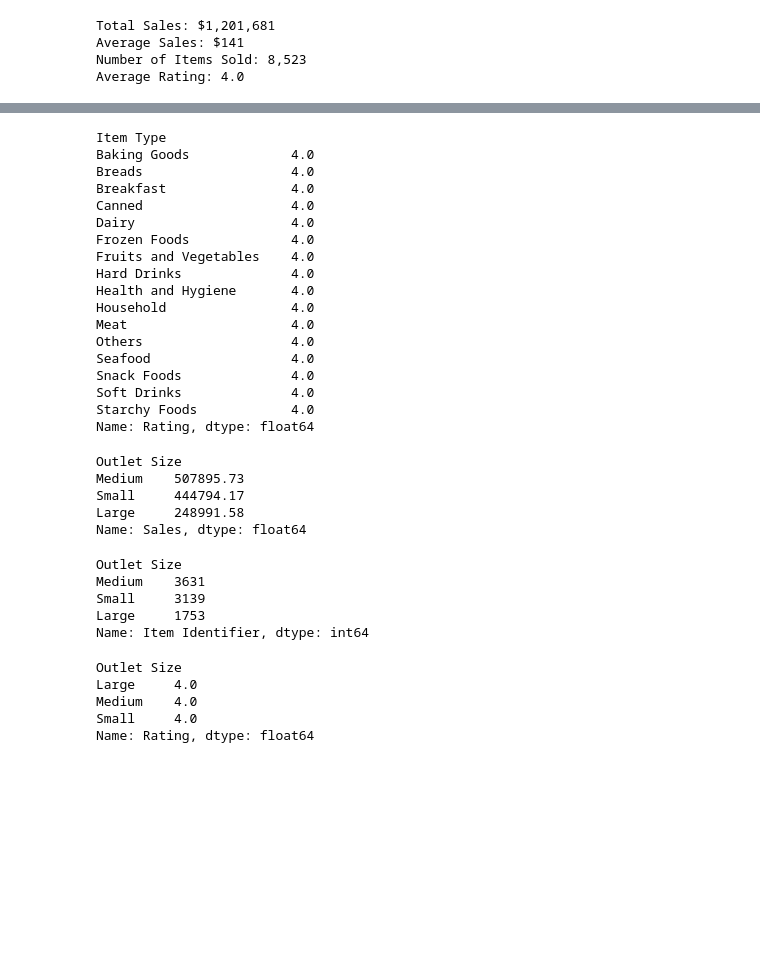
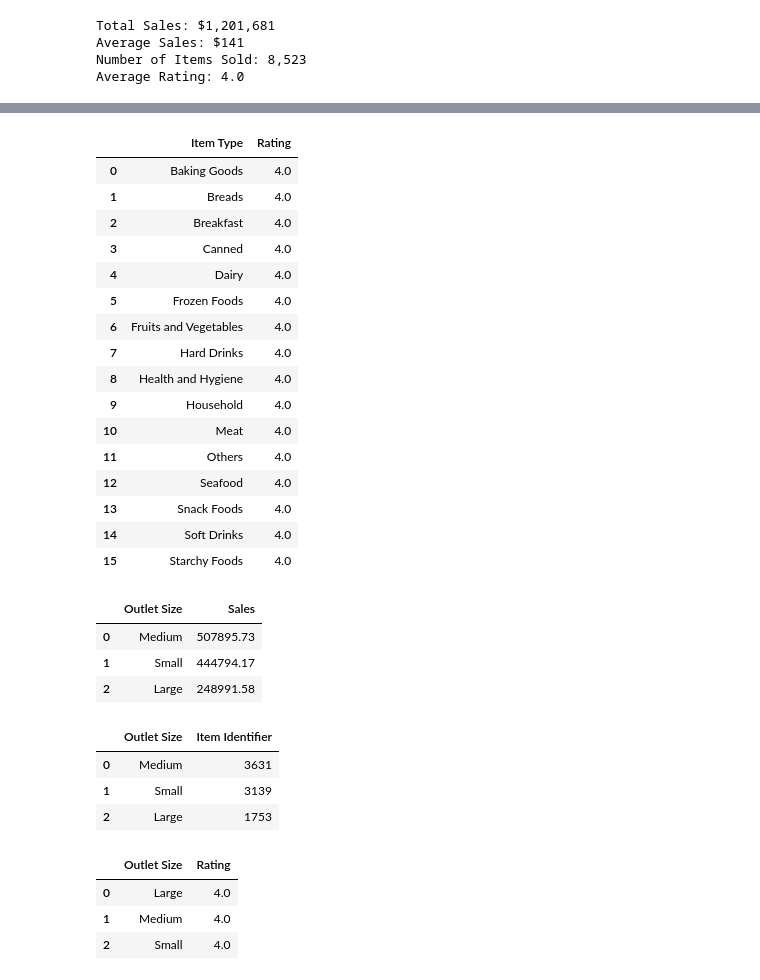
Before and after one commit to Akshay-Paunikar/Blinkit_Data_Analysis, a Jupyter notebook: blinkit_data_analysis.ipynb, the cells around one changed output, grey strips where cells are left out. Saved outputs shown, nothing was run; the diff lists cells and outputs as text; code cells hidden in the pictures; blank space fills up the shorter version.

```diff
--- a/blinkit_data_analysis.ipynb
+++ b/blinkit_data_analysis.ipynb
@@ -236,46 +231,42 @@ Name: Item Identifier, dtype: int64
 # %%
-df.groupby('Item Type')['Rating'].mean().round(0)
+df.groupby('Item Type')['Rating'].mean().round(0).reset_index()
 # %% [output]
-Item Type
-Baking Goods             4.0
-Breads                   4.0
-Breakfast                4.0
-Canned                   4.0
-Dairy                    4.0
-Frozen Foods             4.0
-Fruits and Vegetables    4.0
-Hard Drinks              4.0
-Health and Hygiene       4.0
-Household                4.0
-Meat                     4.0
-Others                   4.0
-Seafood                  4.0
-Snack Foods              4.0
-Soft Drinks              4.0
-Starchy Foods            4.0
-Name: Rating, dtype: float64
+|  | Item Type | Rating |
+| 0 | Baking Goods | 4.0 |
+| 1 | Breads | 4.0 |
+| 2 | Breakfast | 4.0 |
+| 3 | Canned | 4.0 |
+| 4 | Dairy | 4.0 |
+| 5 | Frozen Foods | 4.0 |
+| 6 | Fruits and Vegetables | 4.0 |
+| 7 | Hard Drinks | 4.0 |
+| 8 | Health and Hygiene | 4.0 |
+| 9 | Household | 4.0 |
+| 10 | Meat | 4.0 |
+| 11 | Others | 4.0 |
+| 12 | Seafood | 4.0 |
+| 13 | Snack Foods | 4.0 |
+| 14 | Soft Drinks | 4.0 |
+| 15 | Starchy Foods | 4.0 |
 # %%
 # Outlet Size
-df.groupby('Outlet Size')['Sales'].sum().round(2).sort_values(ascending=False)
+df.groupby('Outlet Size')['Sales'].sum().round(2).sort_values(ascending=False).reset_index()
 # %% [output]
-Outlet Size
-Medium    507895.73
-Small     444794.17
-Large     248991.58
-Name: Sales, dtype: float64
+|  | Outlet Size | Sales |
+| 0 | Medium | 507895.73 |
+| 1 | Small | 444794.17 |
+| 2 | Large | 248991.58 |
 # %%
-df.groupby('Outlet Size')['Item Identifier'].count().sort_values(ascending=False)
+df.groupby('Outlet Size')['Item Identifier'].count().sort_values(ascending=False).reset_index()
 # %% [output]
-Outlet Size
-Medium    3631
-Small     3139
-Large     1753
-Name: Item Identifier, dtype: int64
+|  | Outlet Size | Item Identifier |
+| 0 | Medium | 3631 |
+| 1 | Small | 3139 |
+| 2 | Large | 1753 |
 # %%
-df.groupby('Outlet Size')['Rating'].mean().round(0)
+df.groupby('Outlet Size')['Rating'].mean().round(0).reset_index()
 # %% [output]
-Outlet Size
-Large     4.0
-Medium    4.0
-Small     4.0
-Name: Rating, dtype: float64
+|  | Outlet Size | Rating |
+| 0 | Large | 4.0 |
+| 1 | Medium | 4.0 |
+| 2 | Small | 4.0 |
```
Also changed, not shown: parts of 6 cells of this notebook.
